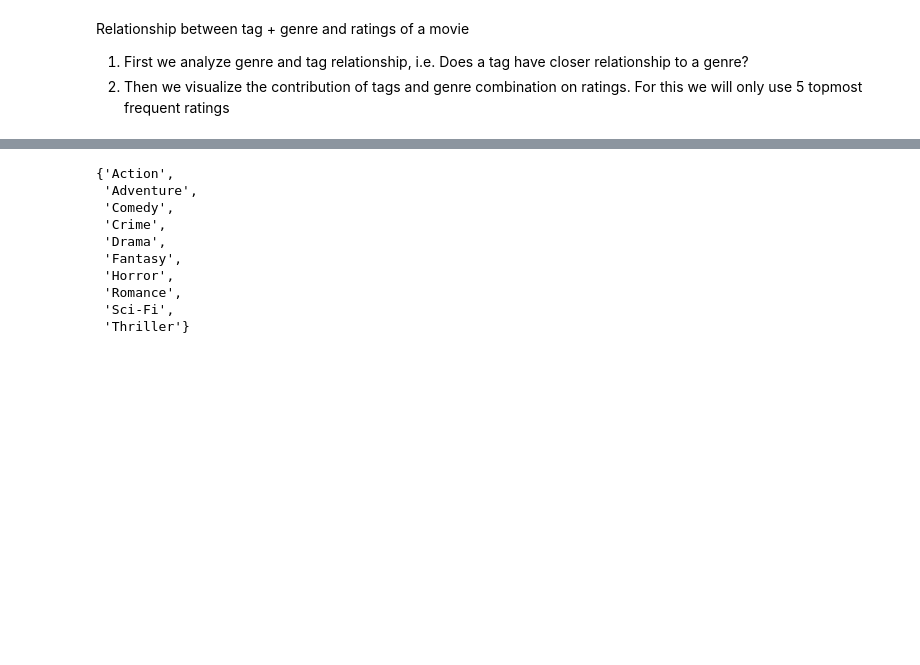
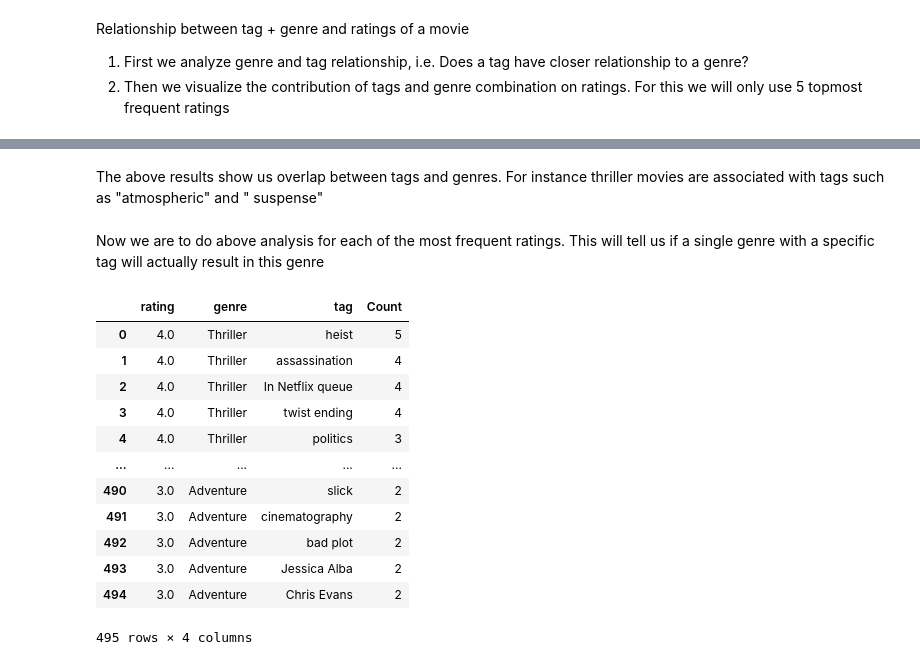
Before and after one commit to arunaabh95/movielens-recommender, a Jupyter notebook: MDM-cleaning+analysis.ipynb, the cells around one changed output, grey strips where cells are left out. Cells and saved outputs as stored; diff of their text form; code cells hidden in the pictures; blank space fills up the shorter version.

```diff
--- a/MDM-cleaning+analysis.ipynb
+++ b/MDM-cleaning+analysis.ipynb
@@ -555,15 +564,36 @@ UndefinedVariableError: name 'rating' is not defined
-# %%
-genre = movies.iloc[:,4:29].sum().sort_values(ascending=False)
-genre = genre.keys()[0:10]
-set(genre)
-# %% [output]
-{'Action',
- 'Adventure',
- 'Comedy',
- 'Crime',
- 'Drama',
- 'Fantasy',
- 'Horror',
- 'Romance',
- 'Sci-Fi',
- 'Thriller'}
+# %% [markdown]
+The above results show us overlap between tags and genres. For instance thriller movies are associated with tags such as "atmospheric" and " suspense"
+# %% [markdown]
+Now we are to do above analysis for each of the most frequent ratings. This will tell us if a single genre with a specific tag will actually result in this genre
+# %%
+# frequent ratings are calculated in rating_freq
+rating_genre_tag_df = pd.DataFrame()
+for rating in list(rating_freq.keys())[0:5]:
+    for genre in genres:
+        subset = combined[(combined[genre] == 1) & (combined['rating'] == rating)]
+        subset['genre'] = genre
+        subset = subset.groupby(['rating','genre','tag'])['tag'].count().reset_index(name='Count')
+        subset = subset.sort_values(ascending=False, by='Count', ignore_index=True).head(10)
+ #       print(subset)
+        if rating_genre_tag_df.empty:
+            rating_genre_tag_df = subset
+        else:
+            rating_genre_tag_df = pd.concat([rating_genre_tag_df, subset], axis=0)
+
+
+rating_genre_tag_df = rating_genre_tag_df.reset_index(drop=True)
+rating_genre_tag_df
+# %% [output]
+|  | rating | genre | tag | Count |
+| 0 | 4.0 | Thriller | heist | 5 |
+| 1 | 4.0 | Thriller | assassination | 4 |
+| 2 | 4.0 | Thriller | In Netflix queue | 4 |
+| 3 | 4.0 | Thriller | twist ending | 4 |
+| 4 | 4.0 | Thriller | politics | 3 |
+| ... | ... | ... | ... | ... |
+| 490 | 3.0 | Adventure | slick | 2 |
+| 491 | 3.0 | Adventure | cinematography | 2 |
+| 492 | 3.0 | Adventure | bad plot | 2 |
+| 493 | 3.0 | Adventure | Jessica Alba | 2 |
+| 494 | 3.0 | Adventure | Chris Evans | 2 |
+495 rows × 4 columns
```
Also changed, not shown: parts of 10 cells of this notebook.
